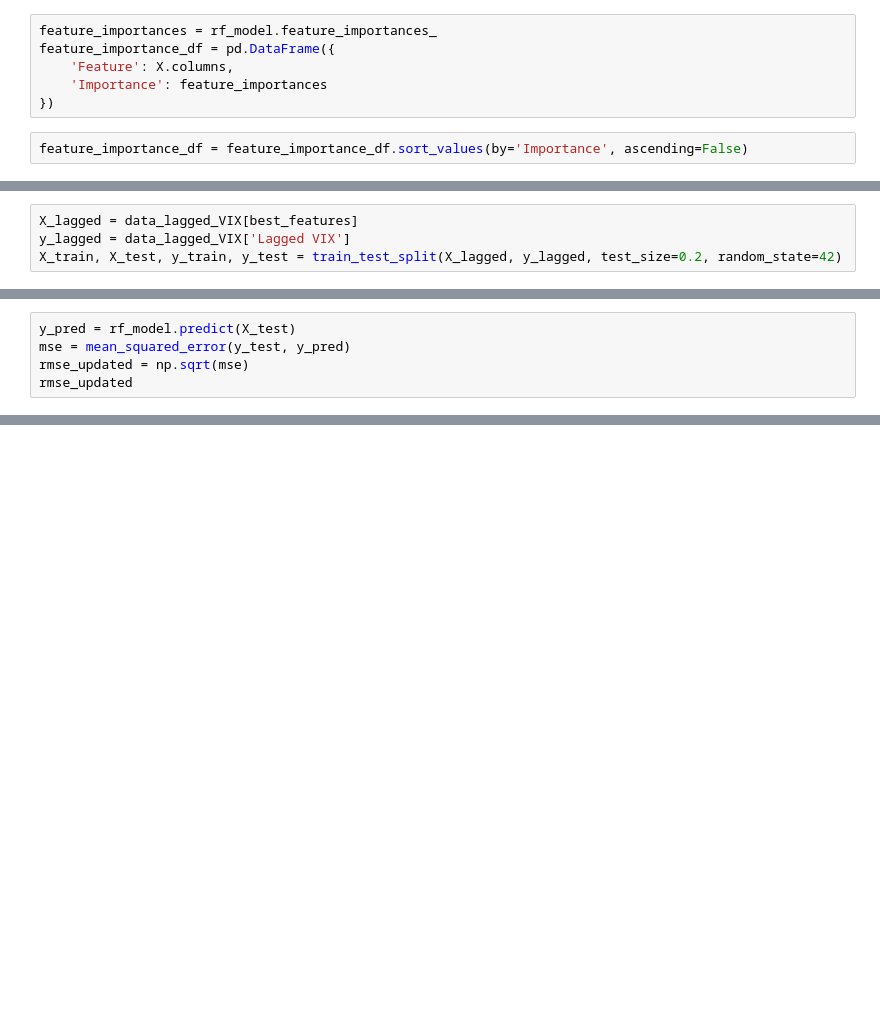
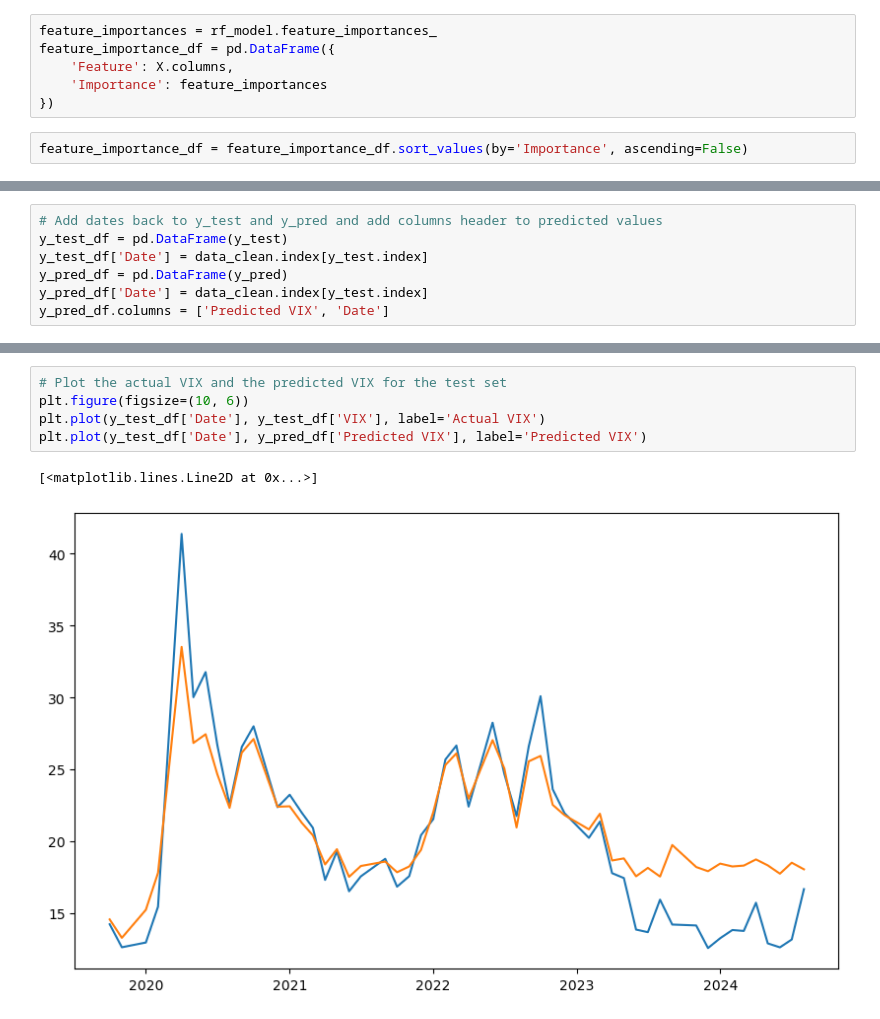
Before and after one commit to t-creech/VIX-Project, a Jupyter notebook: Random Forest Greedy.ipynb, the cells around one changed output, grey strips where cells are left out. Saved outputs shown, nothing was run; the diff lists cells and outputs as text; blank space fills up the shorter version.

```diff
--- a/Random Forest Greedy.ipynb
+++ b/Random Forest Greedy.ipynb
@@ -188,4 +104,0 @@ best_features, best_rmse
-# %%
-X_lagged = data_lagged_VIX[best_features]
-y_lagged = data_lagged_VIX['Lagged VIX']
-X_train, X_test, y_train, y_test = train_test_split(X_lagged, y_lagged, test_size=0.2, random_state=42)
@@ -197,5 +104,0 @@ RandomForestRegressor(n_estimators=500, random_state=42)
-# %%
-y_pred = rf_model.predict(X_test)
-mse = mean_squared_error(y_test, y_pred)
-rmse_updated = np.sqrt(mse)
-rmse_updated
@@ -233,0 +105,7 @@ plt.show()
+# %%
+# Add dates back to y_test and y_pred and add columns header to predicted values
+y_test_df = pd.DataFrame(y_test)
+y_test_df['Date'] = data_clean.index[y_test.index]
+y_pred_df = pd.DataFrame(y_pred)
+y_pred_df['Date'] = data_clean.index[y_test.index]
+y_pred_df.columns = ['Predicted VIX', 'Date']
@@ -233,0 +132,8 @@ plt.show()
+# %%
+# Plot the actual VIX and the predicted VIX for the test set
+plt.figure(figsize=(10, 6))
+plt.plot(y_test_df['Date'], y_test_df['VIX'], label='Actual VIX')
+plt.plot(y_test_df['Date'], y_pred_df['Predicted VIX'], label='Predicted VIX')
+# %% [output]
+[<matplotlib.lines.Line2D at 0x...>]
+[figure, added]
```
Also changed, not shown: parts of 20 cells of this notebook, 9 other files.
